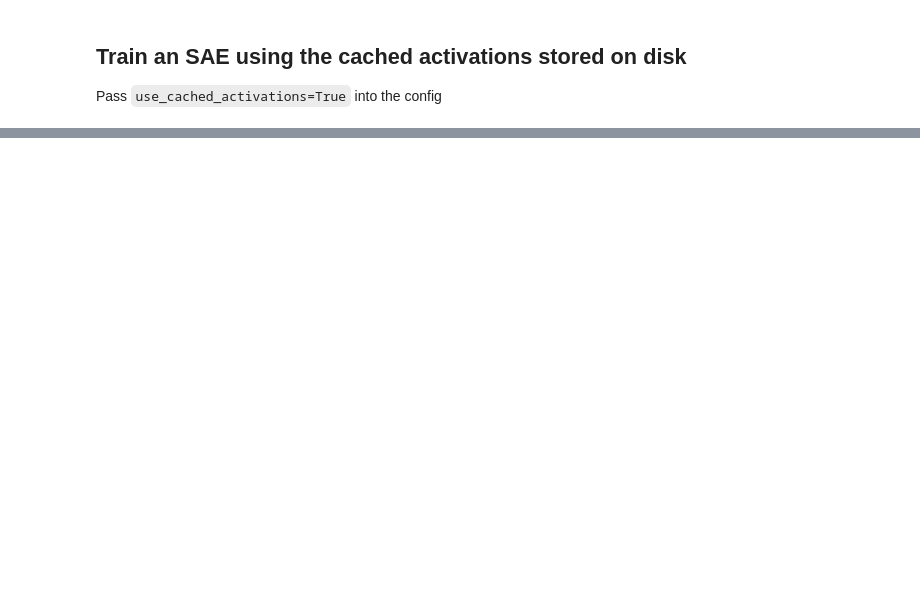
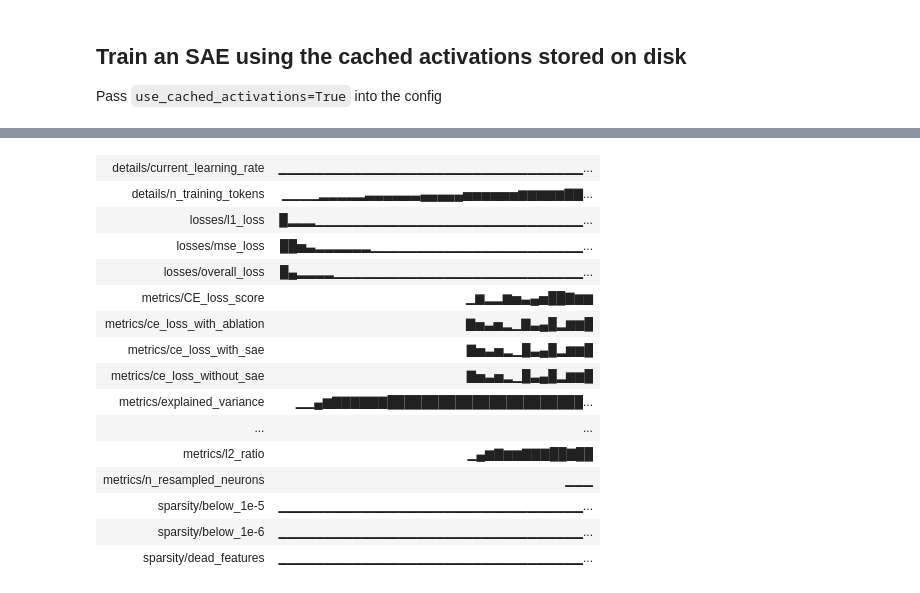
Before and after one commit to jbloomAus/SAELens, a Jupyter notebook: research/run.ipynb, the cells around one changed output, grey strips where cells are left out. Drawn from its saved outputs; the diff is of its cells as text; code cells hidden in the pictures; blank space fills up the shorter version.

```diff
--- a/research/run.ipynb
+++ b/research/run.ipynb
@@ -480,0 +483,67 @@ Returning a buffer of size 0 instead.
+# %%
+import torch
+import os
+import sys
+sys.path.append("..")
+os.environ["TOKENIZERS_PARALLELISM"] = "false"
+os.environ["WANDB__SERVICE_WAIT"] = "300"
+from sae_training.config import LanguageModelSAERunnerConfig
+from sae_training.lm_runner import language_model_sae_runner
+
+
+
+# for l1_coefficient in [9e-4,8e-4,7e-4]:
+cfg = LanguageModelSAERunnerConfig(
+
+    # Data Generating Function (Model + Training Distibuion)
+    model_name = "gpt2-small",
+    hook_point = "blocks.10.attn.hook_q",
+    hook_point_layer = 10,
+    hook_point_head_index=7,
+    d_in = 64,
+    dataset_path = "Skylion007/openwebtext",
+    is_dataset_tokenized=False,
+    use_cached_activations=True,
+    cached_activations_path="../activations/",
+
+    # SAE Parameters
+    expansion_factor = 64, # determines the dimension of the SAE. (64*64 = 4096, 64*4*64 = 32768)
+
+    # Training Parameters
+    lr = 1e-3,
+    l1_coefficient = 2e-4,
+    # lr_scheduler_name="LinearWarmupDecay",
+    lr_warm_up_steps=2200,
+    train_batch_size = 4096,
+    context_size = 128,
+
+    # Activation Store Parameters
+    n_batches_in_buffer = 512,
+    total_training_tokens = 3_000_000,
+    store_batch_size = 32,
+
+    # Resampling protocol
+    feature_sampling_method = 'l2',
+    feature_sampling_window = 1000,
+    feature_reinit_scale = 0.2,
+    dead_feature_window=200,
+    dead_feature_threshold = 5e-6,
+
+    # WANDB
+    log_to_wandb = True,
+    wandb_project= "mats_sae_training_gpt2_small_hook_q_dev",
+    wandb_entity = None,
+    wandb_log_frequency=5,
+
+    # Misc
+    device = "mps",
+    seed = 42,
+    n_checkpoints = 0,
+    checkpoint_path = "checkpoints",
+    dtype = torch.float32,
+    )
+
+# cfg.d_sae
+sparse_autoencoder = language_model_sae_runner(cfg)
+# assert sparse_autoencoder is not None
+# %% [output]
@@ -480,0 +568,16 @@ Returning a buffer of size 0 instead.
+| details/current_learning_rate | ▁▁▁▁▁▁▁▁▁▁▁▁▁▁▁▁▁▁▁▁▁▁▁▁▁▁▁▁▁▁▁▁▁... |
+| details/n_training_tokens | ▁▁▁▁▂▂▂▂▂▃▃▃▃▃▃▄▄▄▄▄▅▅▅▅▅▅▆▆▆▆▆▇▇... |
+| losses/l1_loss | █▂▂▂▁▁▁▁▁▁▁▁▁▁▁▁▁▁▁▁▁▁▁▁▁▁▁▁▁▁▁▁▁... |
+| losses/mse_loss | ██▅▃▂▂▂▂▂▂▁▁▁▁▁▁▁▁▁▁▁▁▁▁▁▁▁▁▁▁▁▁▁... |
+| losses/overall_loss | █▄▂▂▂▂▁▁▁▁▁▁▁▁▁▁▁▁▁▁▁▁▁▁▁▁▁▁▁▁▁▁▁... |
+| metrics/CE_loss_score | ▁▆▂▂▆▅▃▄▅██▇▆▆ |
+| metrics/ce_loss_with_ablation | ▇▅▃▅▂▁▇▃▄█▂▆▆█ |
+| metrics/ce_loss_with_sae | ▇▅▃▅▂▁█▃▄█▂▆▆█ |
+| metrics/ce_loss_without_sae | ▇▅▃▅▂▁█▃▄█▂▆▆█ |
+| metrics/explained_variance | ▁▁▄▆▇▇▇▇▇▇███████████████████████... |
+| ... | ... |
+| metrics/l2_ratio | ▁▄▆▇▆▆▇▇▇██▇██ |
+| metrics/n_resampled_neurons | ▁▁▁ |
+| sparsity/below_1e-5 | ▁▁▁▁▁▁▁▁▁▁▁▁▁▁▁▁▁▁▁▁▁▁▁▁▁▁▁▁▁▁▁▁▁... |
+| sparsity/below_1e-6 | ▁▁▁▁▁▁▁▁▁▁▁▁▁▁▁▁▁▁▁▁▁▁▁▁▁▁▁▁▁▁▁▁▁... |
+| sparsity/dead_features | ▁▁▁▁▁▁▁▁▁▁▁▁▁▁▁▁▁▁▁▁▁▁▁▁▁▁▁▁▁▁▁▁▁... |
```
Also changed, not shown: parts of 7 cells of this notebook, 7 other files.
